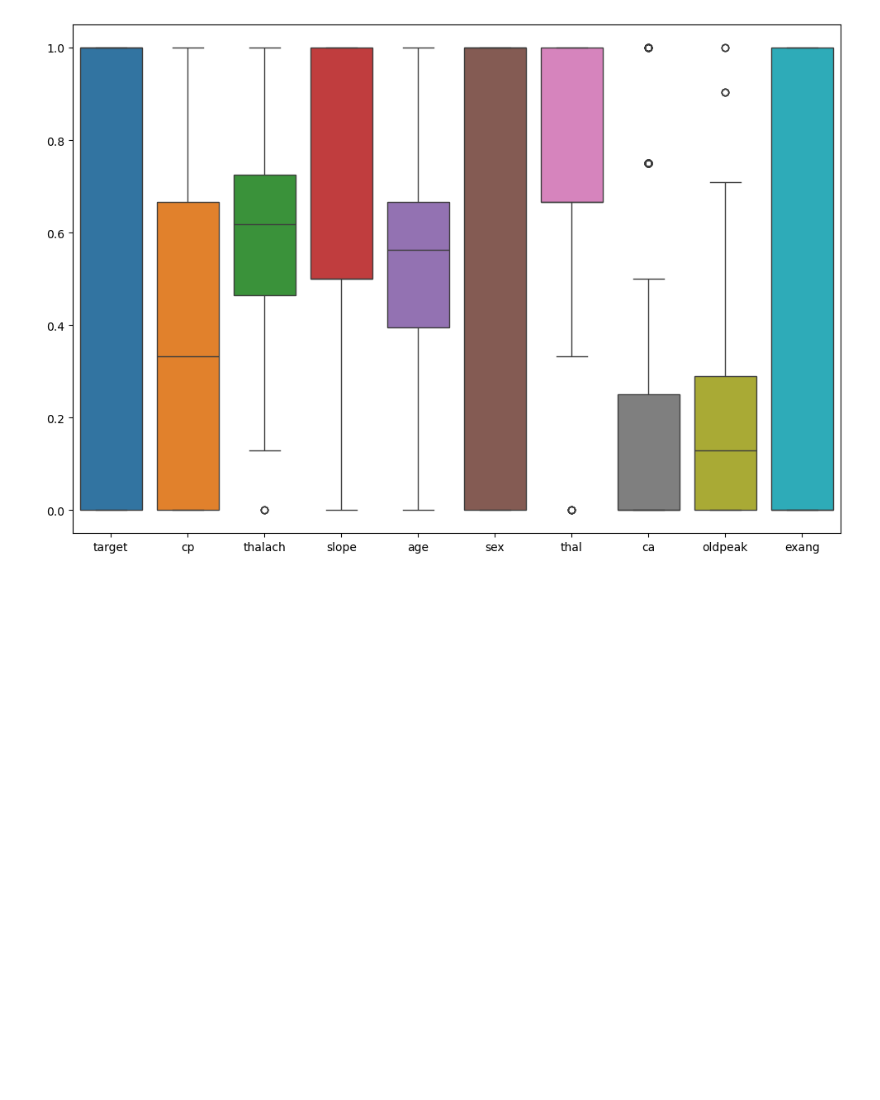
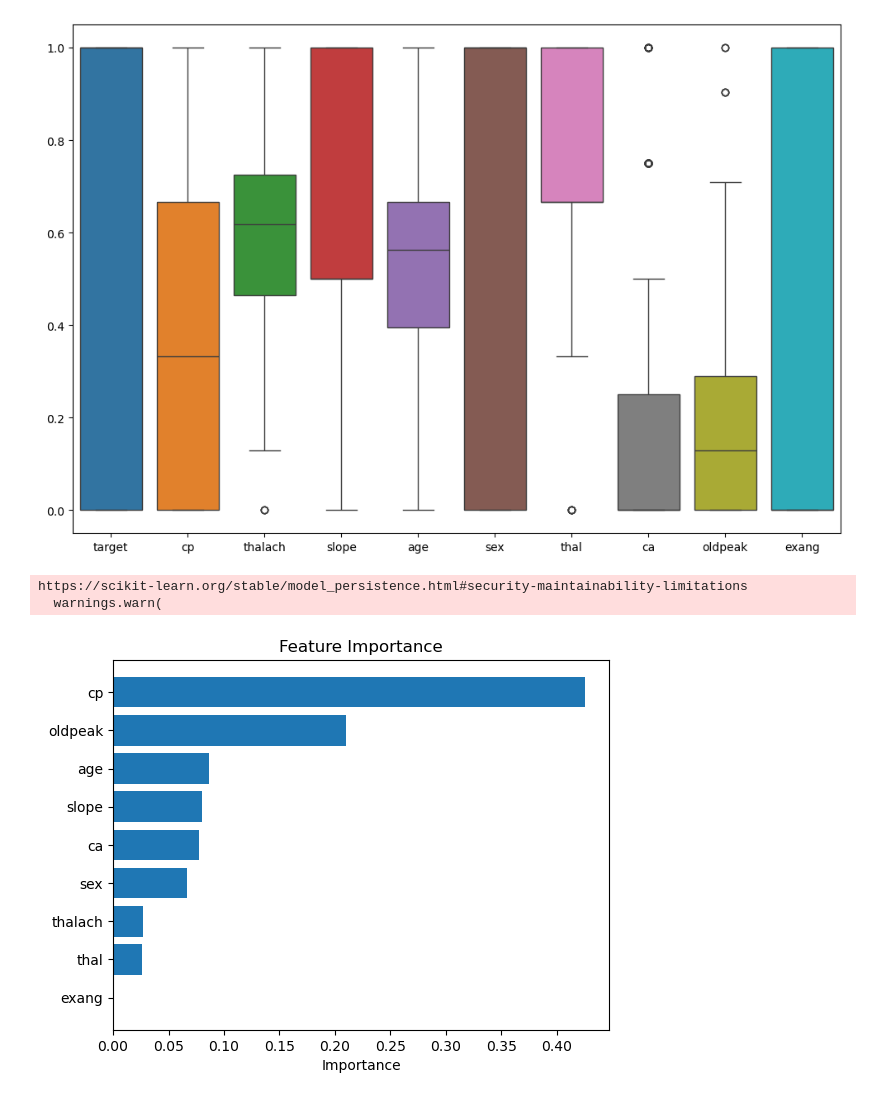
Before and after one commit to MennaTalla-Elabd/Heart_Disease_Detection, a Jupyter notebook: data_analysis.ipynb, the cells around one changed output. Drawn from its saved outputs; the diff is of its cells as text; code cells hidden in the pictures; blank space fills up the shorter version.

```diff
--- a/data_analysis.ipynb
+++ b/data_analysis.ipynb
@@ -169,3 +169,35 @@ sns.boxplot(data=data)
 plt.show()
 # %% [output]
 [figure]
+# %%
+import joblib
+import pandas as pd
+import matplotlib.pyplot as plt
+
+best_model = joblib.load("C:/Users/M/Downloads/heart_project/decision_tree_model.pkl")
+
+df = pd.read_csv("cleaned_data.csv")
+
+# 3. features
+X = df.drop("target", axis=1)
+
+# 4. Feature importance
+importances = best_model.feature_importances_
+features = X.columns
+
+# 5. DataFrame
+feat_imp = pd.DataFrame({
+    "Feature": features,
+    "Importance": importances
+}).sort_values(by="Importance")
+
+
+plt.figure()
+plt.barh(feat_imp["Feature"], feat_imp["Importance"])
+plt.xlabel("Importance")
+plt.title("Feature Importance")
+plt.show()
+# %% [output]
+https://scikit-learn.org/stable/model_persistence.html#security-maintainability-limitations
+  warnings.warn(
+[figure, added]
```
Also changed, not shown: parts of 1 cell of this notebook, 1 other file.
